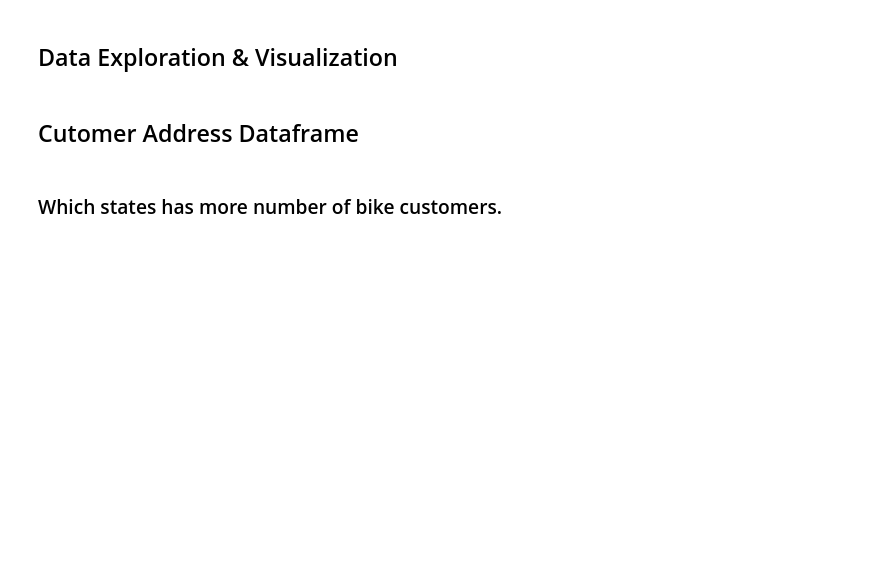
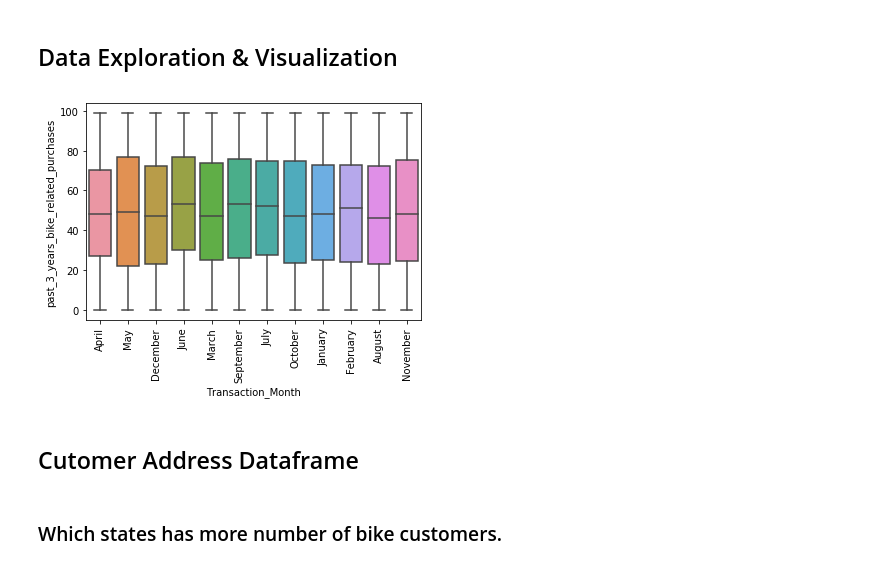
Before and after one commit to ShuklaPrashant21/Virtual-Internship, a Jupyter notebook: KPMG Virtual Internship/Task_Solutions/KPMG_Virtual_Internship-Task2.ipynb, the cells around one changed output. Cells and saved outputs as stored; diff of their text form; code cells hidden in the pictures; blank space fills up the shorter version.

```diff
--- a/KPMG Virtual Internship/Task_Solutions/KPMG_Virtual_Internship-Task2.ipynb
+++ b/KPMG Virtual Internship/Task_Solutions/KPMG_Virtual_Internship-Task2.ipynb
@@ -96,0 +163,2 @@ cus_demo.head(40)
+# %%
+trans_cus = pd.merge(cus_demo, trans, on="customer_id", how='inner')
@@ -96,0 +186,3 @@ cus_demo.head(40)
+# %%
+## Create a intersaction dataframe of customer demographic with transaction and there address dataframe.
+combo_cus = pd.merge(trans_cus, cus_add, on='customer_id', how='inner')
@@ -97,5 +258,11 @@ cus_demo.head(40)
 # %% [markdown]
 ## Data Exploration & Visualization
+# %%
+sns.boxplot(x='Transaction_Month', y='past_3_years_bike_related_purchases', data=combo_cus)
+plt.xticks(rotation='vertical')
+plt.show()
+# %% [output]
+[figure, added]
 # %% [markdown]
 ## Cutomer Address Dataframe
 # %% [markdown]
```
Also changed, not shown: parts of 38 cells of this notebook.
